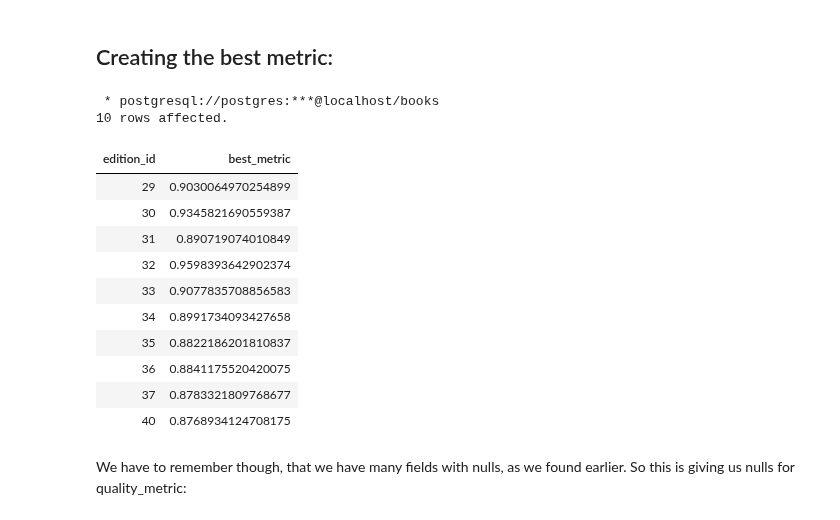
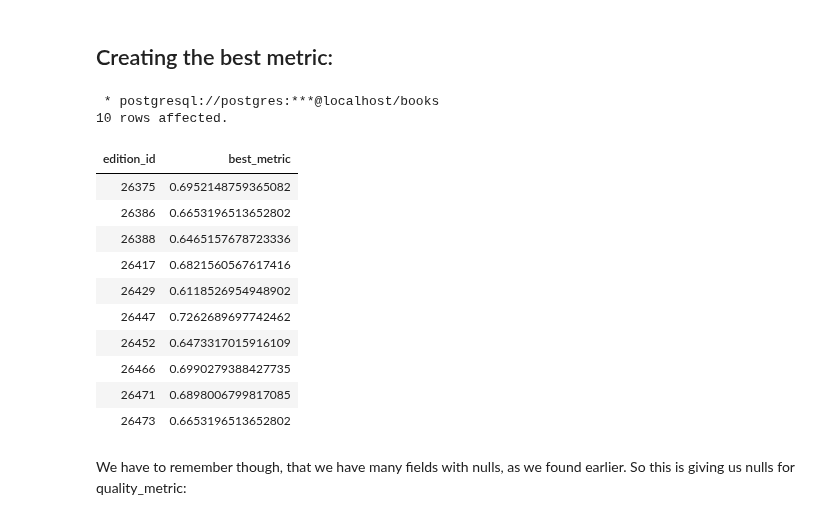
Before and after one commit to codeslp/books_db, a Jupyter notebook: src/analysis.ipynb, the cells around one changed output. Cells and saved outputs as stored; diff of their text form; code cells hidden in the pictures.

```diff
--- a/src/analysis.ipynb
+++ b/src/analysis.ipynb
@@ -533,31 +629,31 @@ LIMIT 20;
 # %%
 %%sql
 with normalizations as (
     SELECT edition_id,
         rating / MAX(rating) OVER () AS rating_normalization,
-        (liked_percent / 100) AS liked_percent,
+        (liked_percent_normalization / 100) AS liked_percent_normalization,
         norm_bbe_score / MAX(norm_bbe_score) OVER () AS norm_bbe_normalization,
         norm_num_ratings / MAX(norm_num_ratings) OVER () AS norm_num_ratings_normalization
     FROM edition
 )
 SELECT edition_id,
-    ((rating_normalization + liked_percent + norm_bbe_normalization + norm_num_ratings_normalization) / 4) AS best_metric
+    ((rating_normalization + liked_percent_normalization + norm_bbe_normalization + norm_num_ratings_normalization) / 4) AS best_metric
 FROM normalizations
 LIMIT 10;
 # %% [output]
  * postgresql://postgres:***@localhost/books
 10 rows affected.
 | edition_id | best_metric |
-| 29 | 0.9030064970254899 |
-| 30 | 0.9345821690559387 |
-| 31 | 0.890719074010849 |
-| 32 | 0.9598393642902374 |
-| 33 | 0.9077835708856583 |
-| 34 | 0.8991734093427658 |
-| 35 | 0.8822186201810837 |
-| 36 | 0.8841175520420075 |
-| 37 | 0.8783321809768677 |
-| 40 | 0.8768934124708175 |
+| 26375 | 0.6952148759365082 |
+| 26386 | 0.6653196513652802 |
+| 26388 | 0.6465157678723336 |
+| 26417 | 0.6821560567617416 |
+| 26429 | 0.6118526954948902 |
+| 26447 | 0.7262689697742462 |
+| 26452 | 0.6473317015916109 |
+| 26466 | 0.6990279388427735 |
+| 26471 | 0.6898006799817085 |
+| 26473 | 0.6653196513652802 |
 # %% [markdown]
 We have to remember though, that we have many fields with nulls, as we found earlier. So this is giving us nulls for quality_metric:
 # %%
```
Also changed, not shown: parts of 41 cells of this notebook, 2 other files.
